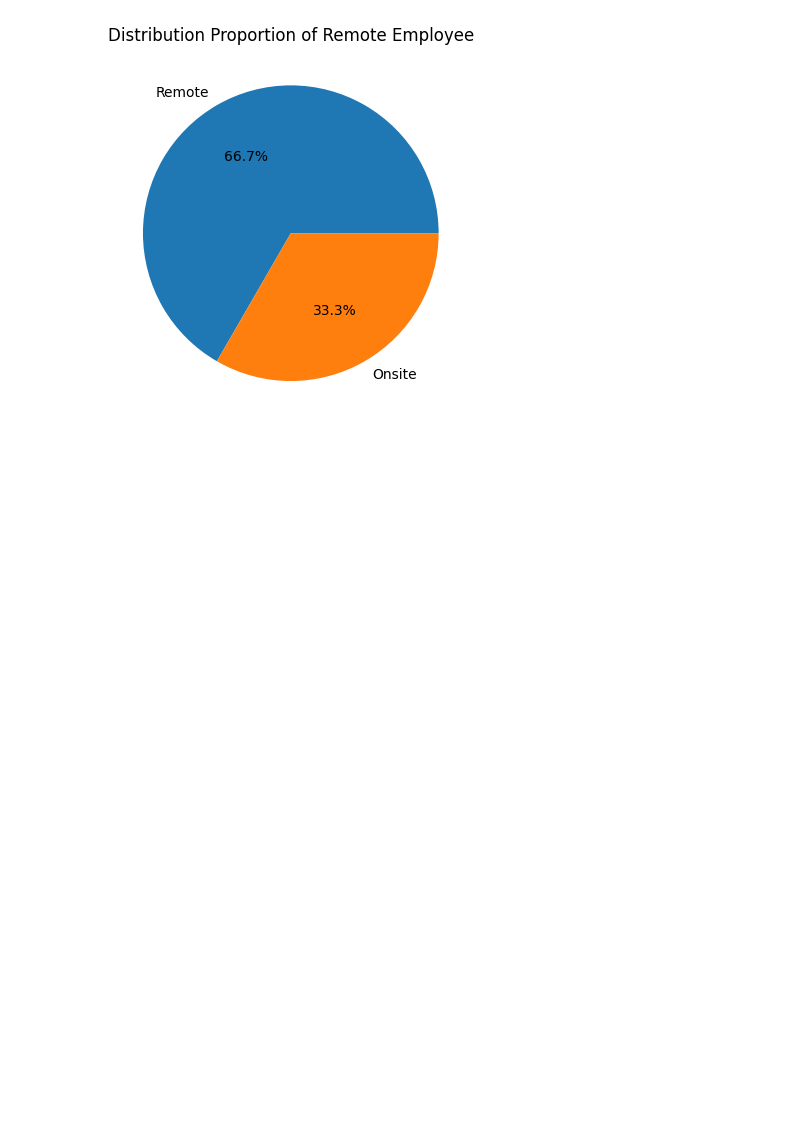
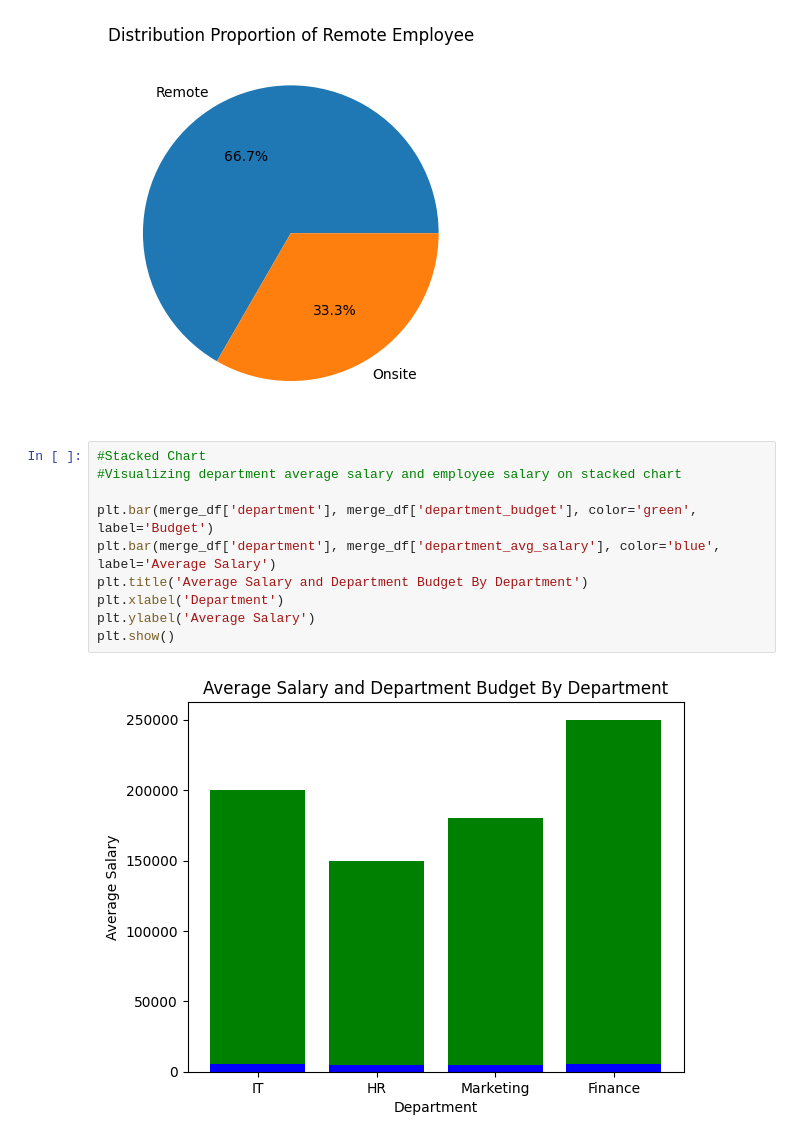
Before and after one commit to abeljosiah2022-max/pandas-class, a Jupyter notebook: employee_data.ipynb, the cells around one changed output. Saved outputs shown, nothing was run; the diff lists cells and outputs as text; blank space fills up the shorter version.

```diff
--- a/employee_data.ipynb
+++ b/employee_data.ipynb
@@ -1089,3 +1089,15 @@ plt.title('Distribution Proportion of Remote Employee')
 plt.show()
 # %% [output]
 [figure]
+# %%
+#Stacked Chart
+#Visualizing department average salary and employee salary on stacked chart
+
+plt.bar(merge_df['department'], merge_df['department_budget'], color='green', label='Budget')
+plt.bar(merge_df['department'], merge_df['department_avg_salary'], color='blue', label='Average Salary')
+plt.title('Average Salary and Department Budget By Department')
+plt.xlabel('Department')
+plt.ylabel('Average Salary')
+plt.show()
+# %% [output]
+[figure, added]
```
Also changed, not shown: parts of 4 cells of this notebook.
